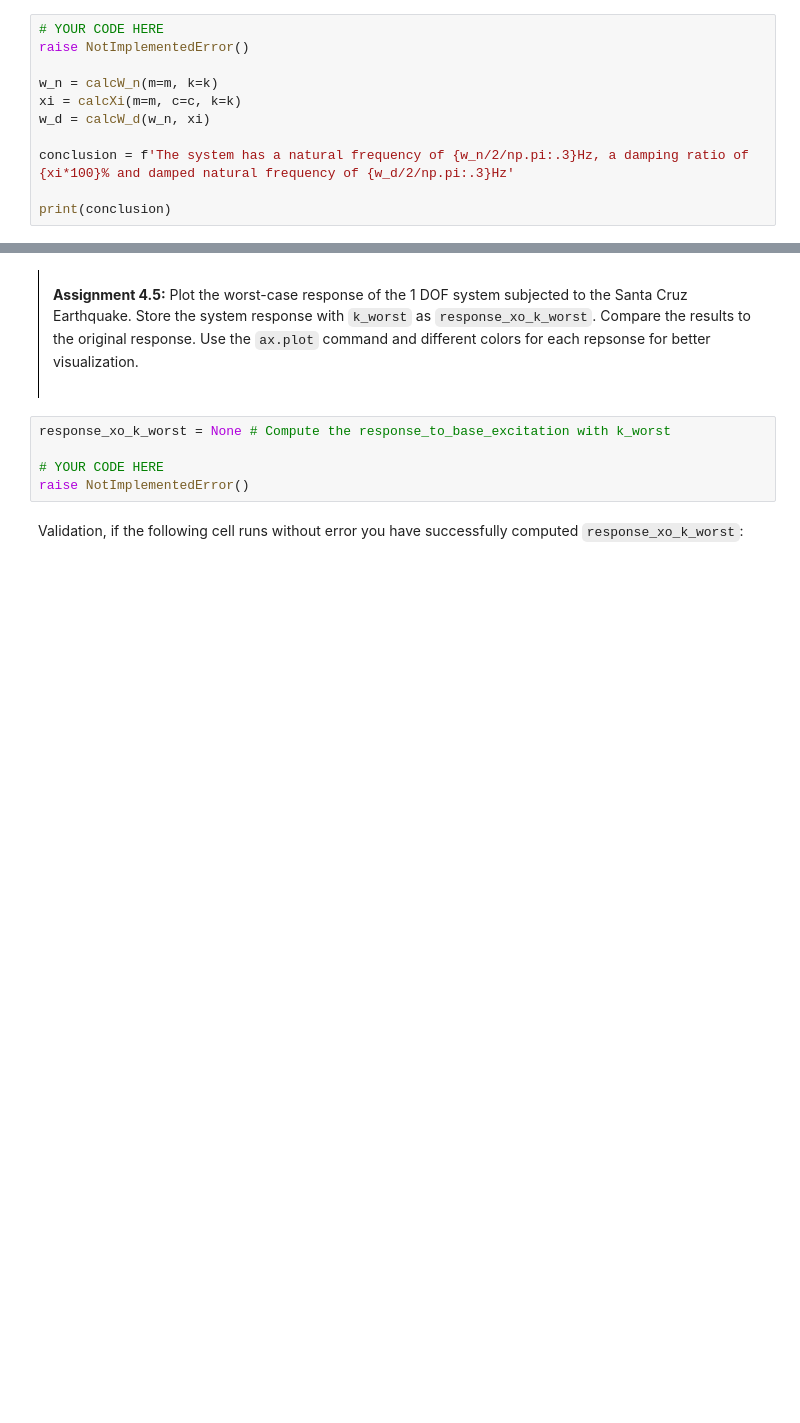
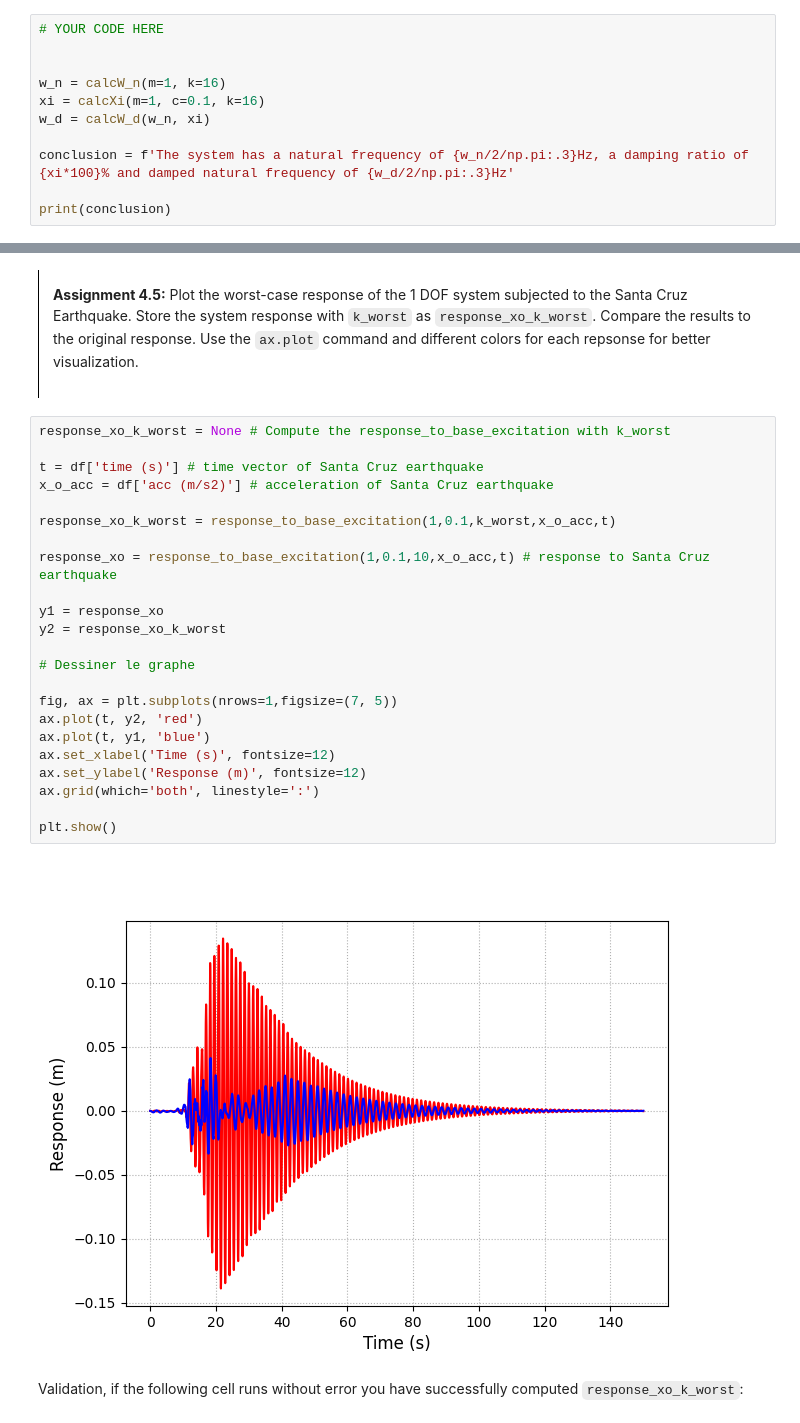
Before and after one commit to Dina-elkh/MV2627_Exercises, a Jupyter notebook: Session2_SDOF/session2.ipynb, the cells around one changed output, grey strips where cells are left out. Saved outputs shown, nothing was run; the diff lists cells and outputs as text; blank space fills up the shorter version.

```diff
--- a/Session2_SDOF/session2.ipynb
+++ b/Session2_SDOF/session2.ipynb
@@ -208,10 +210,10 @@ Let us put the functions that you wrote in Exercise 1 to good use.  Consider a S
 <b>Assignment 2.1:</b> Calculate $\omega_n$, $\xi$ and $\omega_d$ for the system described above using the functions made in Exercise 1.
 # %%
 # YOUR CODE HERE
-raise NotImplementedError()
 
-w_n = calcW_n(m=m, k=k)
-xi = calcXi(m=m, c=c, k=k)
+
+w_n = calcW_n(m=1, k=16)
+xi = calcXi(m=1, c=0.1, k=16)
 w_d = calcW_d(w_n, xi)
 
 conclusion = f'The system has a natural frequency of {w_n/2/np.pi:.3}Hz, a damping ratio of {xi*100}% and damped natural frequency of {w_d/2/np.pi:.3}Hz'
@@ -692,8 +766,28 @@ assert k_worst < 100, "`k_worst` was limited to a maximum of 100N/m"
 # %%
 response_xo_k_worst = None # Compute the response_to_base_excitation with k_worst
 
-# YOUR CODE HERE
-raise NotImplementedError()
+t = df['time (s)'] # time vector of Santa Cruz earthquake
+x_o_acc = df['acc (m/s2)'] # acceleration of Santa Cruz earthquake
+
+response_xo_k_worst = response_to_base_excitation(1,0.1,k_worst,x_o_acc,t)
+
+response_xo = response_to_base_excitation(1,0.1,10,x_o_acc,t) # response to Santa Cruz earthquake
+
+y1 = response_xo
+y2 = response_xo_k_worst
+
+# Dessiner le graphe
+
+fig, ax = plt.subplots(nrows=1,figsize=(7, 5))
+ax.plot(t, y2, 'red')
+ax.plot(t, y1, 'blue')
+ax.set_xlabel('Time (s)', fontsize=12)
+ax.set_ylabel('Response (m)', fontsize=12)
+ax.grid(which='both', linestyle=':')
+
+plt.show()
+# %% [output]
+[figure, added]
 # %% [markdown]
 Validation, if the following cell runs without error you have successfully computed `response_xo_k_worst`:
 # %%
```
Also changed, not shown: parts of 26 cells of this notebook.
